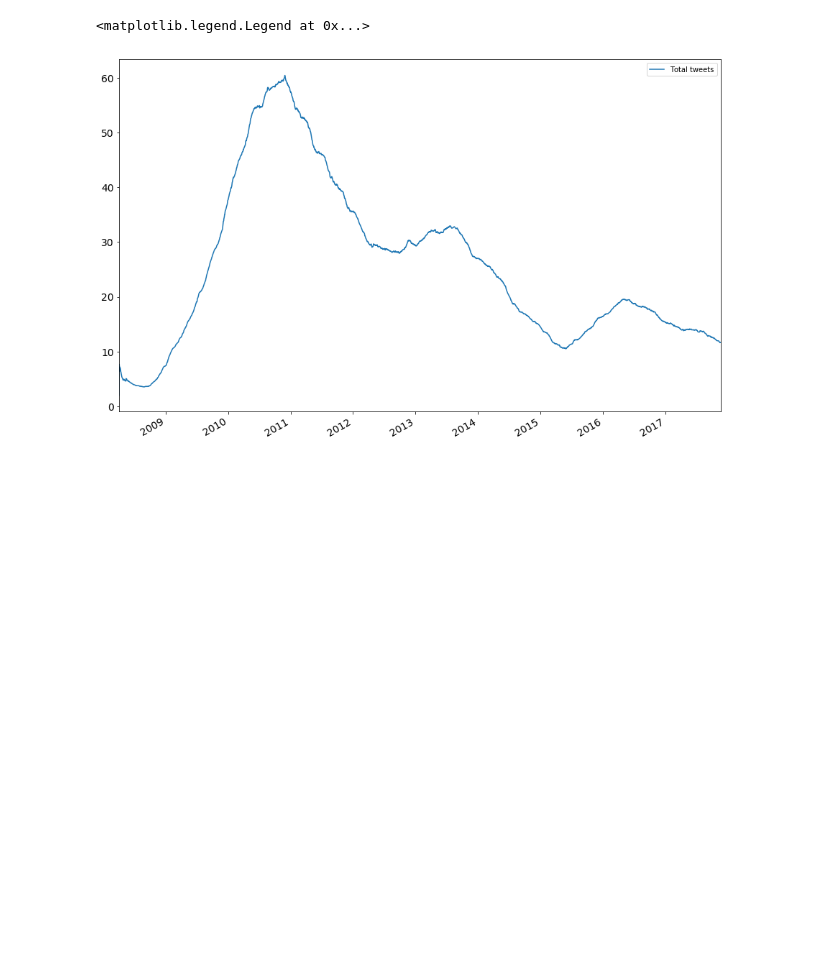
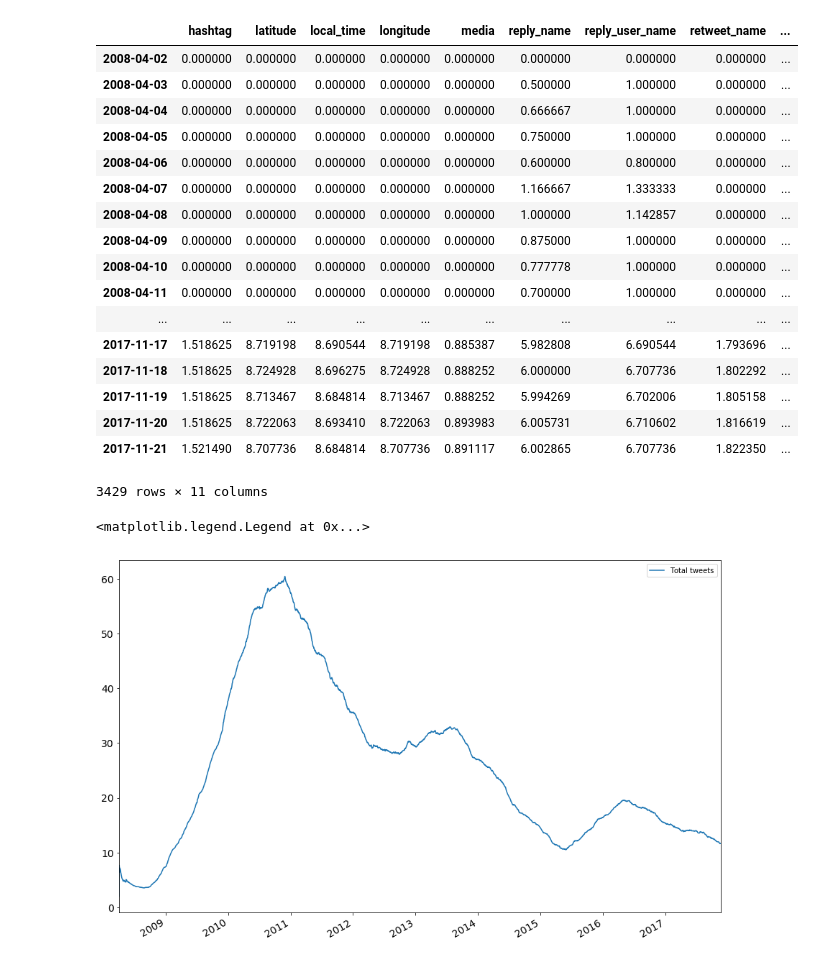
Before and after one commit to gedankenstuecke/twitter-analyser, a Jupyter notebook: archive-analyser.ipynb, the cells around one changed output. Cells and saved outputs as stored; diff of their text form; code cells hidden in the pictures; blank space fills up the shorter version.

```diff
--- a/archive-analyser.ipynb
+++ b/archive-analyser.ipynb
@@ -176,8 +176,28 @@ import matplotlib.pyplot as plt
 # %%
 dataframe = dataframe.replace(to_replace={'url': {False: None},'hashtag': {False: None},'media': {False: None}})
 dataframe_grouped = dataframe.groupby(dataframe.index.date).count()
 dataframe_grouped.index = pd.to_datetime(dataframe_grouped.index)
 dataframe_mean_week = dataframe_grouped.rolling('365d').mean()
+dataframe_mean_week
+# %% [output]
+|  | hashtag | latitude | local_time | longitude | media | reply_name | reply_user_name | retweet_name | ... |
+| 2008-04-02 | 0.000000 | 0.000000 | 0.000000 | 0.000000 | 0.000000 | 0.000000 | 0.000000 | 0.000000 | ... |
+| 2008-04-03 | 0.000000 | 0.000000 | 0.000000 | 0.000000 | 0.000000 | 0.500000 | 1.000000 | 0.000000 | ... |
+| 2008-04-04 | 0.000000 | 0.000000 | 0.000000 | 0.000000 | 0.000000 | 0.666667 | 1.000000 | 0.000000 | ... |
+| 2008-04-05 | 0.000000 | 0.000000 | 0.000000 | 0.000000 | 0.000000 | 0.750000 | 1.000000 | 0.000000 | ... |
+| 2008-04-06 | 0.000000 | 0.000000 | 0.000000 | 0.000000 | 0.000000 | 0.600000 | 0.800000 | 0.000000 | ... |
+| 2008-04-07 | 0.000000 | 0.000000 | 0.000000 | 0.000000 | 0.000000 | 1.166667 | 1.333333 | 0.000000 | ... |
+| 2008-04-08 | 0.000000 | 0.000000 | 0.000000 | 0.000000 | 0.000000 | 1.000000 | 1.142857 | 0.000000 | ... |
+| 2008-04-09 | 0.000000 | 0.000000 | 0.000000 | 0.000000 | 0.000000 | 0.875000 | 1.000000 | 0.000000 | ... |
+| 2008-04-10 | 0.000000 | 0.000000 | 0.000000 | 0.000000 | 0.000000 | 0.777778 | 1.000000 | 0.000000 | ... |
+| 2008-04-11 | 0.000000 | 0.000000 | 0.000000 | 0.000000 | 0.000000 | 0.700000 | 1.000000 | 0.000000 | ... |
+| ... | ... | ... | ... | ... | ... | ... | ... | ... | ... |
+| 2017-11-17 | 1.518625 | 8.719198 | 8.690544 | 8.719198 | 0.885387 | 5.982808 | 6.690544 | 1.793696 | ... |
+| 2017-11-18 | 1.518625 | 8.724928 | 8.696275 | 8.724928 | 0.888252 | 6.000000 | 6.707736 | 1.802292 | ... |
+| 2017-11-19 | 1.518625 | 8.713467 | 8.684814 | 8.713467 | 0.888252 | 5.994269 | 6.702006 | 1.805158 | ... |
+| 2017-11-20 | 1.518625 | 8.722063 | 8.693410 | 8.722063 | 0.893983 | 6.005731 | 6.710602 | 1.816619 | ... |
+| 2017-11-21 | 1.521490 | 8.707736 | 8.684814 | 8.707736 | 0.891117 | 6.002865 | 6.707736 | 1.822350 | ... |
+3429 rows × 11 columns
 # %%
 pt = dataframe_mean_week.plot(y=['text'],figsize=(15,10),fontsize=14)
 pt.legend(["Total tweets"])
```
Also changed, not shown: parts of 5 cells of this notebook, 3 other files.
